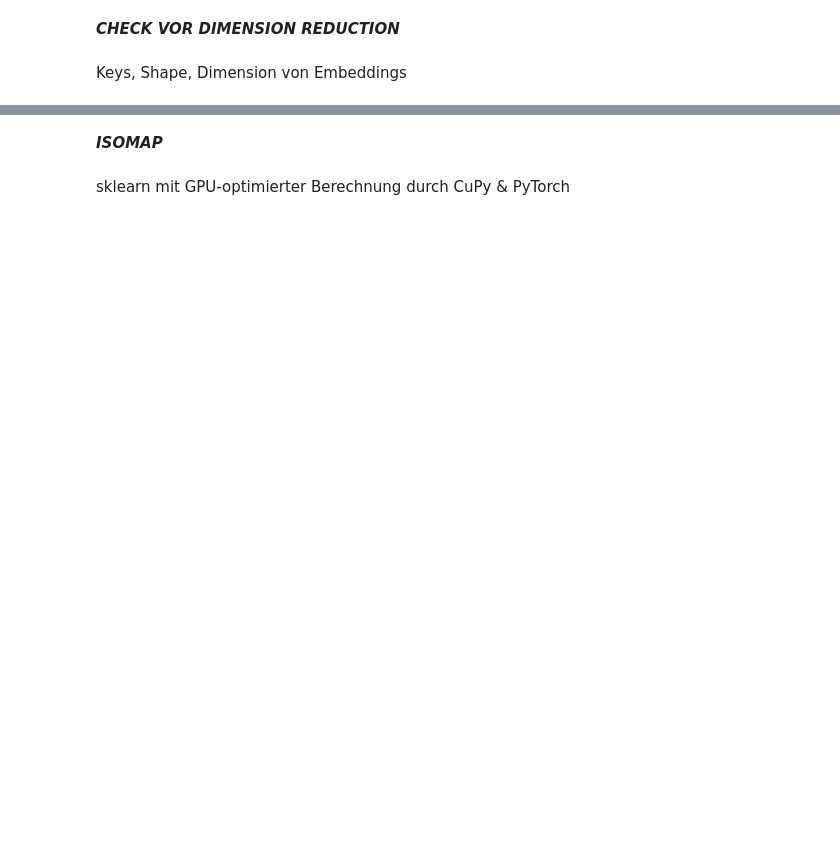
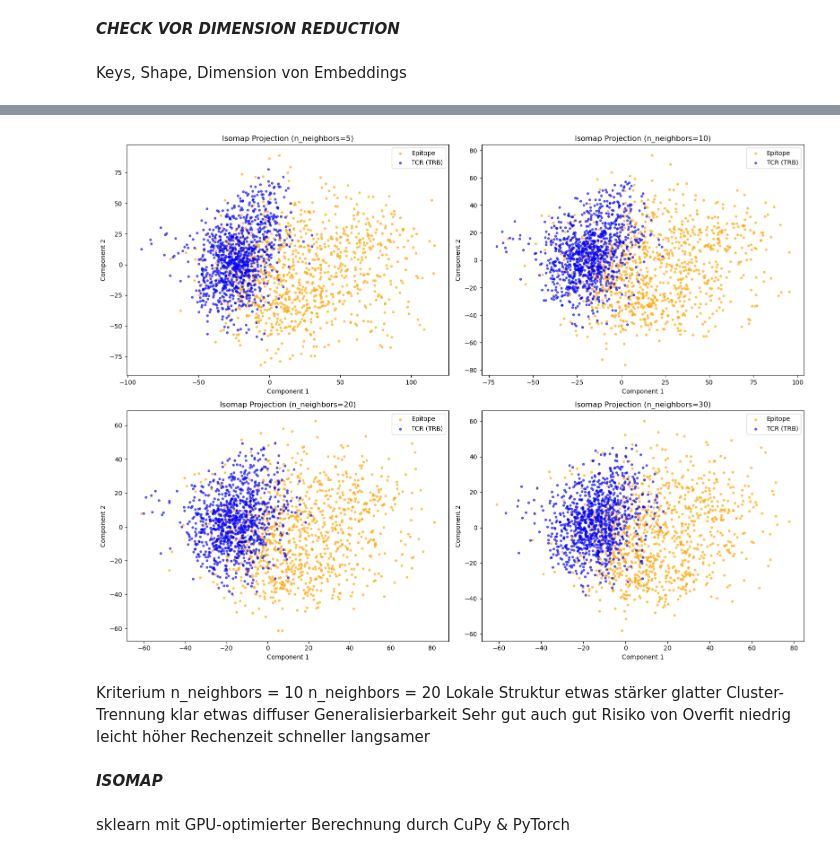
Before and after one commit to liselott321/BA-Cancer-Immunotherapy, a Jupyter notebook: pipeline_isomap.ipynb, the cells around one changed output, grey strips where cells are left out. Drawn from its saved outputs; the diff is of its cells as text; code cells hidden in the pictures; blank space fills up the shorter version.

```diff
--- a/pipeline_isomap.ipynb
+++ b/pipeline_isomap.ipynb
@@ -80,3 +124,47 @@ for key in trb_keys[-5:]:
+# %%
+# === Subsample für Visualisierung ===
+n_vis = 1000
+epi_sampled = random.sample(epi_vectors, n_vis)
+trb_sampled = random.sample(trb_vectors, n_vis)
+
+# Richtig kombinieren (nicht all_vectors verwenden!)
+all_vectors_sampled = np.vstack(epi_sampled + trb_sampled)
+labels_sampled = ['Epitope'] * n_vis + ['TCR'] * n_vis
+
+# === Standardisieren ===
+scaler = StandardScaler()
+all_vectors_scaled = scaler.fit_transform(all_vectors_sampled)
+
+# === Plot mit verschiedenen Nachbarn ===
+neighbors_list = [5, 10, 20, 30]
+fig, axes = plt.subplots(2, 2, figsize=(16, 12))
+axes = axes.ravel()
+
+for idx, n in enumerate(neighbors_list):
+    isomap = Isomap(n_neighbors=n, n_components=2)
+    projection = isomap.fit_transform(all_vectors_scaled)
+
+    ax = axes[idx]
+    ax.scatter(projection[:n_vis, 0], projection[:n_vis, 1],
+               c='orange', label='Epitope', alpha=0.6, s=10)
+    ax.scatter(projection[n_vis:, 0], projection[n_vis:, 1],
+               c='blue', label='TCR (TRB)', alpha=0.6, s=10)
+    ax.set_title(f'Isomap Projection (n_neighbors={n})')
+    ax.set_xlabel('Component 1')
+    ax.set_ylabel('Component 2')
+    ax.legend()
+
+plt.tight_layout()
+plt.show()
+# %% [output]
+[figure, added]
+# %% [markdown]
+Kriterium	          n_neighbors = 10	            n_neighbors = 20
+Lokale Struktur	      etwas stärker	                 glatter
+Cluster-Trennung	  klar	                         etwas diffuser
+Generalisierbarkeit	  Sehr gut	                     auch gut
+Risiko von Overfit	  niedrig                    	leicht höher
+Rechenzeit	          schneller	    langsamer
 # %% [markdown]
 ***ISOMAP***
 # %% [markdown]
```
Also changed, not shown: parts of 25 cells of this notebook.
